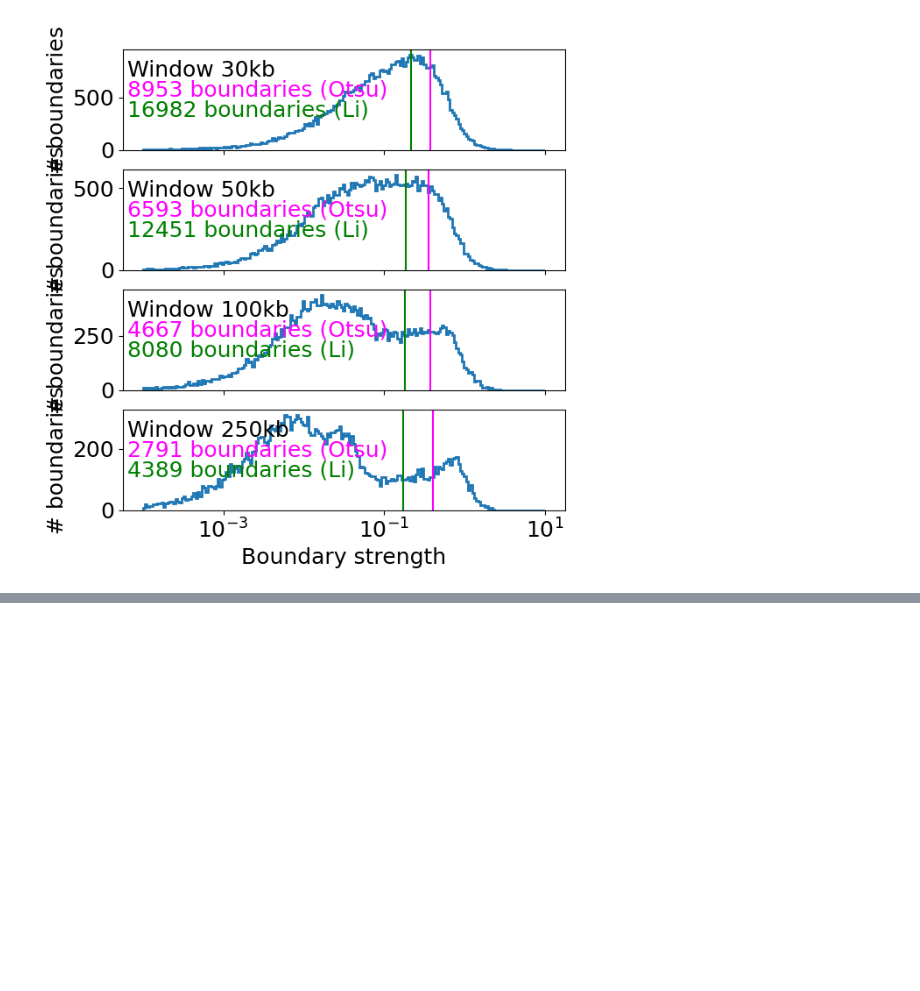
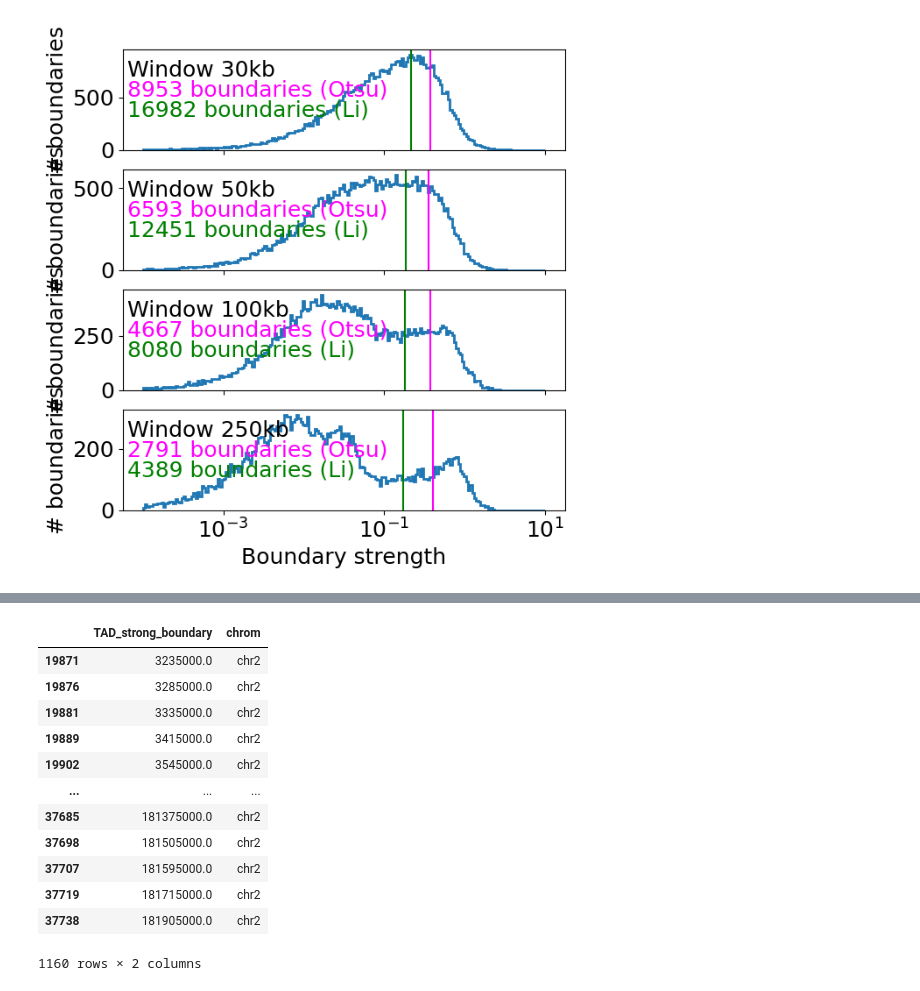
Before and after one commit to RenhaoL/HST508_Fall2022_final_project, a Jupyter notebook: codes/20221116_insulation_boundaries.ipynb, the cells around one changed output, grey strips where cells are left out. Cells and saved outputs as stored; diff of their text form; code cells hidden in the pictures; blank space fills up the shorter version.

```diff
--- a/codes/20221116_insulation_boundaries.ipynb
+++ b/codes/20221116_insulation_boundaries.ipynb
@@ -468,0 +549,18 @@ axs[-1].set(xlabel='Boundary strength')
+# %%
+df = pd.DataFrame(TAD_boundary_location,columns=["TAD_strong_boundary"])
+df["chrom"] = "chr2"
+df
+# %% [output]
+|  | TAD_strong_boundary | chrom |
+| 19871 | 3235000.0 | chr2 |
+| 19876 | 3285000.0 | chr2 |
+| 19881 | 3335000.0 | chr2 |
+| 19889 | 3415000.0 | chr2 |
+| 19902 | 3545000.0 | chr2 |
+| ... | ... | ... |
+| 37685 | 181375000.0 | chr2 |
+| 37698 | 181505000.0 | chr2 |
+| 37707 | 181595000.0 | chr2 |
+| 37719 | 181715000.0 | chr2 |
+| 37738 | 181905000.0 | chr2 |
+1160 rows × 2 columns
```
Also changed, not shown: parts of 16 cells of this notebook.
